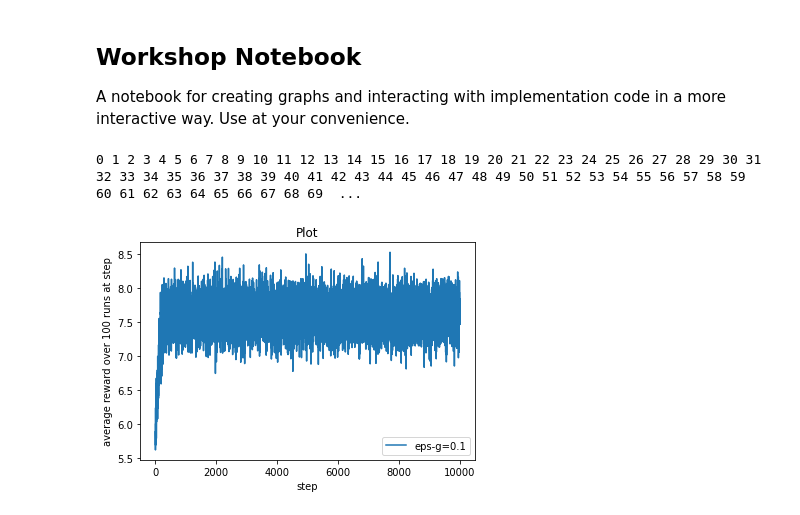
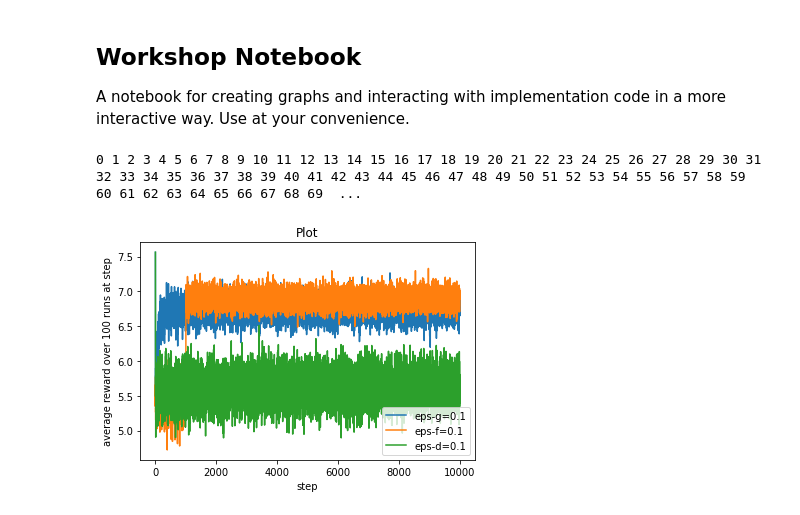
Before and after one commit to oscarsandford/network-bandit, a Jupyter notebook: src/workshop.ipynb, the cells around one changed output. Cells and saved outputs as stored; diff of their text form; code cells hidden in the pictures.

Commit message:
Created plot to compare eps-variants with gen peers.

```diff
--- a/src/workshop.ipynb
+++ b/src/workshop.ipynb
@@ -26,20 +26,20 @@ def plot(fns:list, params:list, labels:list, title:str="Plot"):
 # %%
 # peer_arms = [PeerArm(2, 1), PeerArm(4, 1), PeerArm(6, 1), PeerArm(8, 1), PeerArm(10, 1)]
 peer_arms = create_peers(10, np.random.poisson, dict(lam=5.0), np.random.normal, dict(loc=5.0, scale=1.5), np.random.normal, dict(loc=1.0, scale=0.5))
 
+# plot(
+#     [epsilon],
+#     [dict(strategy="eps-greedy", arms=peer_arms, eps=0.1)],
+#     ["eps-g=0.1"])
+
 plot(
-    [epsilon],
-    [dict(strategy="eps-greedy", arms=peer_arms, eps=0.1)],
-    ["eps-g=0.1"])
-
-# plot(
-#     [epsilon, epsilon, epsilon],
-#     [dict(strategy="eps-greedy", arms=peer_arms, eps=0.1),
-#     dict(strategy="eps-first", arms=peer_arms, eps=0.1),
-#     dict(strategy="eps-decreasing", arms=peer_arms, eps=0.1)],
-#     ["eps-g=0.1", "eps-f=0.1", "eps-d=0.1"])
+    [epsilon, epsilon, epsilon],
+    [dict(strategy="eps-greedy", arms=peer_arms, eps=0.1),
+    dict(strategy="eps-first", arms=peer_arms, eps=0.1),
+    dict(strategy="eps-decreasing", arms=peer_arms, eps=0.1)],
+    ["eps-g=0.1", "eps-f=0.1", "eps-d=0.1"])
 # %% [output]
 0 1 2 3 4 5 6 7 8 9 10 11 12 13 14 15 16 17 18 19 20 21 22 23 24 25 26 27 28 29 30 31 32 33 34 35 36 37 38 39 40 41 42 43 44 45 46 47 48 49 50 51 52 53 54 55 56 57 58 59 60 61 62 63 64 65 66 67 68 69  ...
-[figure, old version]
+[figure, new version]
 # %%
 # peers = create_peers(5, np.random.poisson, dict(lam=5.0), np.random.normal, dict(loc=5.0, scale=1.5), np.random.normal, dict(loc=1.0, scale=0.5))
```
